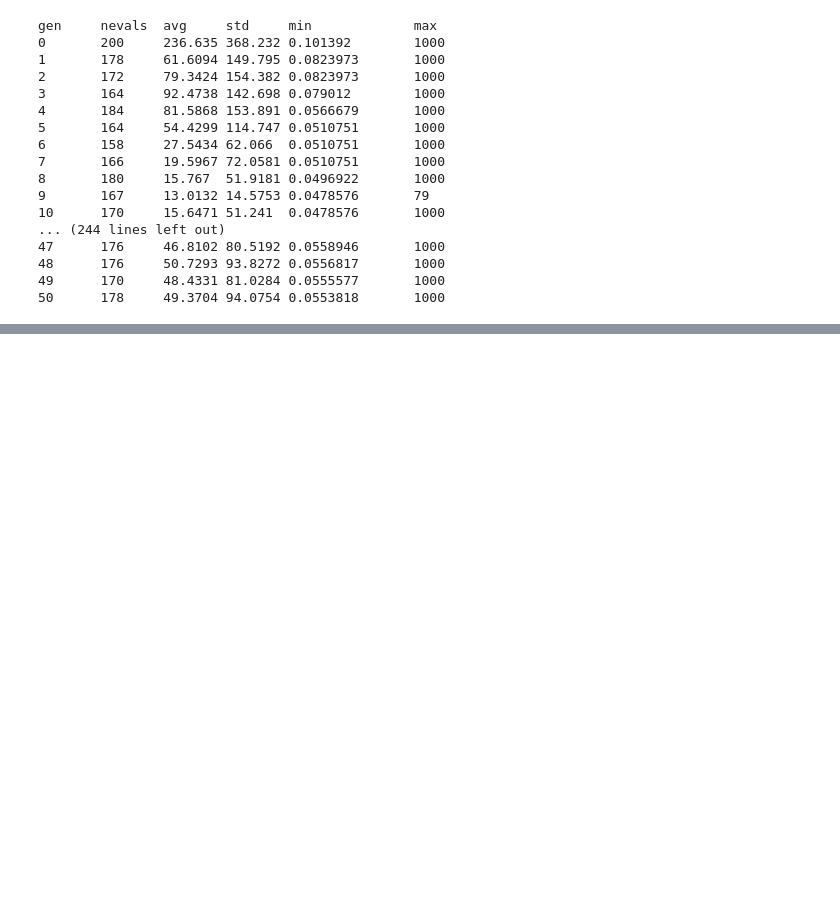
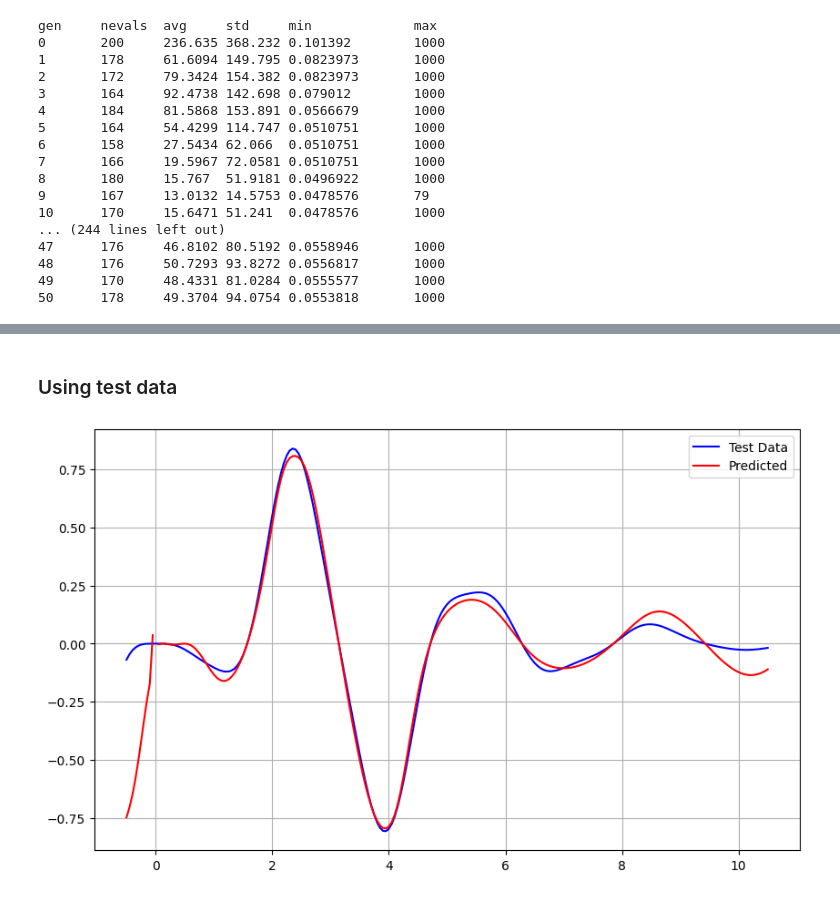
Before and after one commit to BuiHoangTu/ul.year2024Autumn.evolutionary-computation.e-tivities, a Jupyter notebook: ES3/Question2.ipynb, the cells around one changed output, grey strips where cells are left out. Cells and saved outputs as stored; diff of their text form; code cells hidden in the pictures; blank space fills up the shorter version.

```diff
--- a/ES3/Question2.ipynb
+++ b/ES3/Question2.ipynb
@@ -283,3 +306,21 @@ gen     nevals  avg     std     min             max
+# %% [markdown]
+### Using test data
+# %%
+best = hofBest[0]
+func = toolbox.compile(expr=best)
+
+testDf = testDf.sort_values(by="Z1")
+
+plt.figure(figsize=(10, 6))
+plt.plot(testDf["Z1"], testDf["TARGET"], label="Test Data", color="blue")
+
+plt.plot(testDf["Z1"], [func(z) for z in testDf["Z1"]], label="Predicted", color="red")
+
+plt.legend()
+plt.grid(True)
+plt.show()
+# %% [output]
+[figure, added]
 # %%
 # use your best individual so far to plot a graph with its outputs, and plot the expected curve (from the dataset) in the same graph.
 
```
Also changed, not shown: parts of 4 cells of this notebook.
